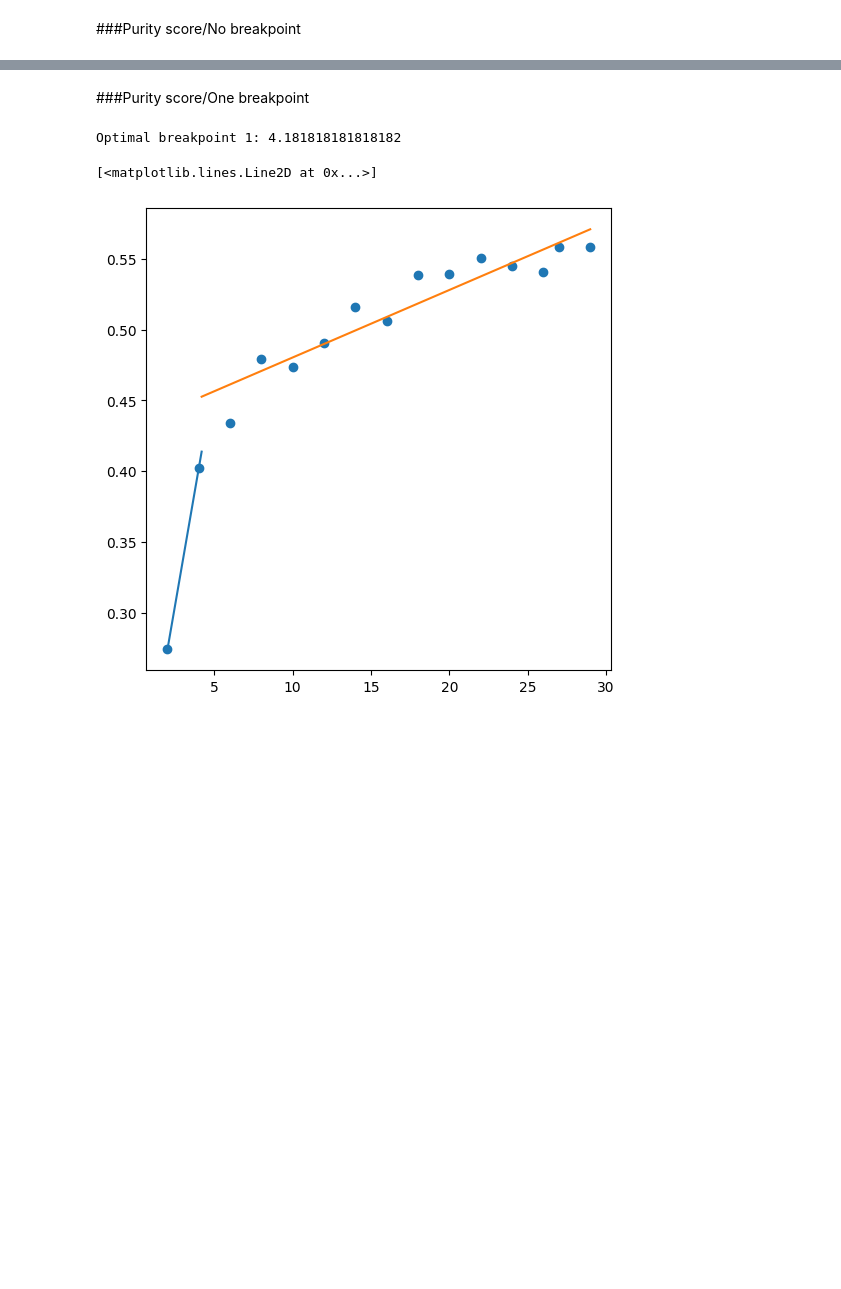
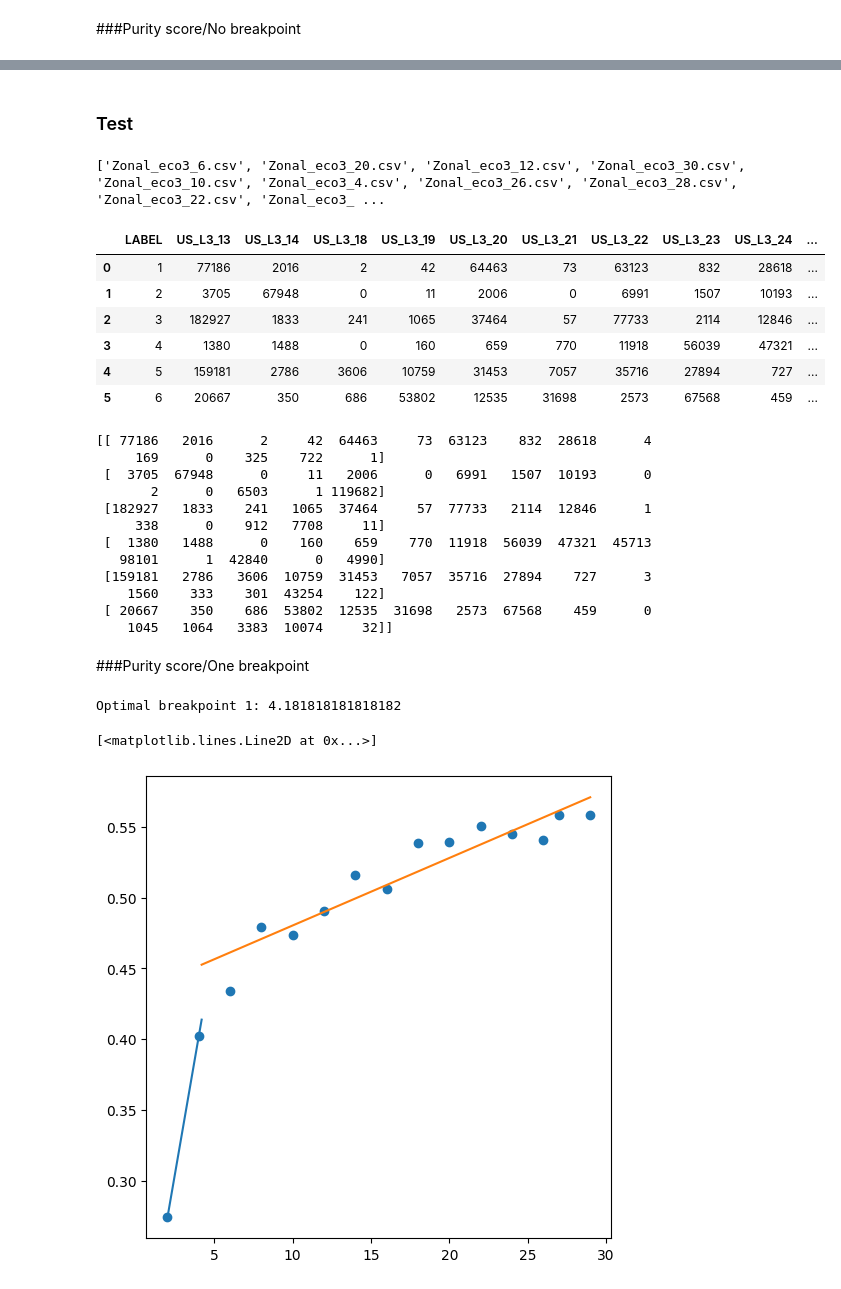
Before and after one commit to afullhart/climateanalogs, a Jupyter notebook: Figures/Score_1brkpt_TESTING.ipynb, the cells around one changed output, grey strips where cells are left out. Saved outputs shown, nothing was run; the diff lists cells and outputs as text; code cells hidden in the pictures; blank space fills up the shorter version.

```diff
--- a/Figures/Score_1brkpt_TESTING.ipynb
+++ b/Figures/Score_1brkpt_TESTING.ipynb
@@ -585,3 +543,47 @@ ax.scatter(keys, purity_list)
+# %% [markdown]
+### Test
+# %%
+'https://stats.stackexchange.com/questions/95731/how-to-calculate-purity'
+
+fld = '/content/drive/My Drive/Colab Notebooks/Analogs/Zonal_Test'
+
+files = [f for f in os.listdir(fld) if f[-4:] == '.csv']
+print(files)
+
+df = pd.read_csv(os.path.join(fld, files[0]))
+display(df)
+
+arr = df.iloc[:, 1:].to_numpy()
+
+print(arr)
+
+y_pred, y_true = [], []
+for i, row in enumerate(arr):
+  for j, col in enumerate(row):
+    count = arr[i, j]
+    y_pred.extend([i]*count)
+    y_true.extend([j]*count)
+# %% [output]
+['Zonal_eco3_6.csv', 'Zonal_eco3_20.csv', 'Zonal_eco3_12.csv', 'Zonal_eco3_30.csv', 'Zonal_eco3_10.csv', 'Zonal_eco3_4.csv', 'Zonal_eco3_26.csv', 'Zonal_eco3_28.csv', 'Zonal_eco3_22.csv', 'Zonal_eco3_ ...
+|  | LABEL | US_L3_13 | US_L3_14 | US_L3_18 | US_L3_19 | US_L3_20 | US_L3_21 | US_L3_22 | US_L3_23 | US_L3_24 | ... |
+| 0 | 1 | 77186 | 2016 | 2 | 42 | 64463 | 73 | 63123 | 832 | 28618 | ... |
+| 1 | 2 | 3705 | 67948 | 0 | 11 | 2006 | 0 | 6991 | 1507 | 10193 | ... |
+| 2 | 3 | 182927 | 1833 | 241 | 1065 | 37464 | 57 | 77733 | 2114 | 12846 | ... |
+| 3 | 4 | 1380 | 1488 | 0 | 160 | 659 | 770 | 11918 | 56039 | 47321 | ... |
+| 4 | 5 | 159181 | 2786 | 3606 | 10759 | 31453 | 7057 | 35716 | 27894 | 727 | ... |
+| 5 | 6 | 20667 | 350 | 686 | 53802 | 12535 | 31698 | 2573 | 67568 | 459 | ... |
+[[ 77186   2016      2     42  64463     73  63123    832  28618      4
+     169      0    325    722      1]
+ [  3705  67948      0     11   2006      0   6991   1507  10193      0
+       2      0   6503      1 119682]
+ [182927   1833    241   1065  37464     57  77733   2114  12846      1
+     338      0    912   7708     11]
+ [  1380   1488      0    160    659    770  11918  56039  47321  45713
+   98101      1  42840      0   4990]
+ [159181   2786   3606  10759  31453   7057  35716  27894    727      3
+    1560    333    301  43254    122]
+ [ 20667    350    686  53802  12535  31698   2573  67568    459      0
+    1045   1064   3383  10074     32]]
 # %% [markdown]
 ###Purity score/One breakpoint
 # %%
```
Also changed, not shown: parts of 13 cells of this notebook.
